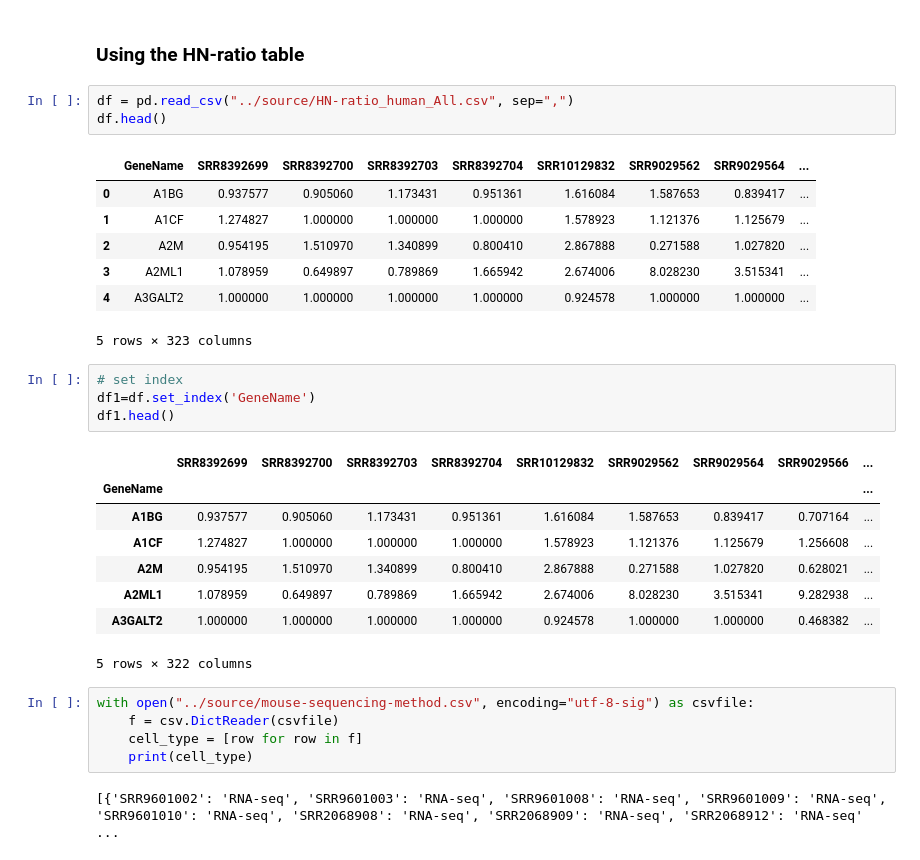
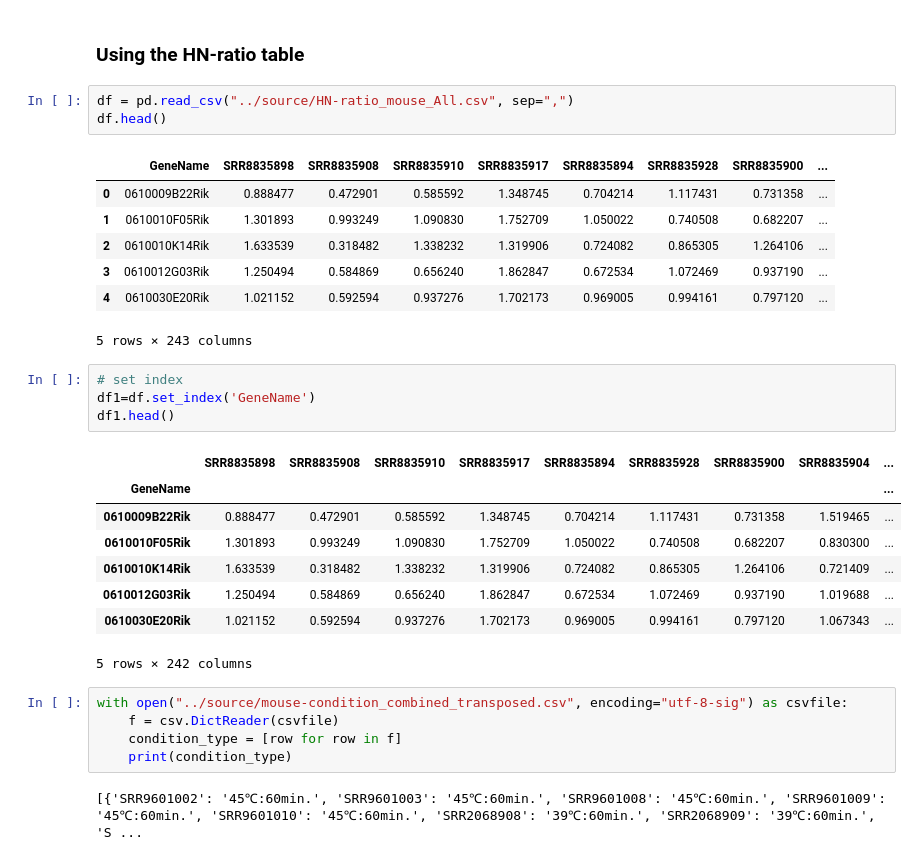
Before and after one commit to yonesora56/HS_code, a Jupyter notebook: 3_stacked_bar_graph/C_condition/HNscore_HN5_condition_type_mouse.ipynb, the cells around one changed output. Saved outputs shown, nothing was run; the diff lists cells and outputs as text.

```diff
--- a/3_stacked_bar_graph/C_condition/HNscore_HN5_condition_type_mouse.ipynb
+++ b/3_stacked_bar_graph/C_condition/HNscore_HN5_condition_type_mouse.ipynb
@@ -11,33 +11,33 @@ plt.style.use('ggplot')
 # %% [markdown]
 ### Using the HN-ratio table
 # %%
-df = pd.read_csv("../source/HN-ratio_human_All.csv", sep=",")
+df = pd.read_csv("../source/HN-ratio_mouse_All.csv", sep=",")
 df.head()
 # %% [output]
-|  | GeneName | SRR8392699 | SRR8392700 | SRR8392703 | SRR8392704 | SRR10129832 | SRR9029562 | SRR9029564 | ... |
-| 0 | A1BG | 0.937577 | 0.905060 | 1.173431 | 0.951361 | 1.616084 | 1.587653 | 0.839417 | ... |
-| 1 | A1CF | 1.274827 | 1.000000 | 1.000000 | 1.000000 | 1.578923 | 1.121376 | 1.125679 | ... |
-| 2 | A2M | 0.954195 | 1.510970 | 1.340899 | 0.800410 | 2.867888 | 0.271588 | 1.027820 | ... |
-| 3 | A2ML1 | 1.078959 | 0.649897 | 0.789869 | 1.665942 | 2.674006 | 8.028230 | 3.515341 | ... |
-| 4 | A3GALT2 | 1.000000 | 1.000000 | 1.000000 | 1.000000 | 0.924578 | 1.000000 | 1.000000 | ... |
+|  | GeneName | SRR8835898 | SRR8835908 | SRR8835910 | SRR8835917 | SRR8835894 | SRR8835928 | SRR8835900 | ... |
+| 0 | 0610009B22Rik | 0.888477 | 0.472901 | 0.585592 | 1.348745 | 0.704214 | 1.117431 | 0.731358 | ... |
+| 1 | 0610010F05Rik | 1.301893 | 0.993249 | 1.090830 | 1.752709 | 1.050022 | 0.740508 | 0.682207 | ... |
+| 2 | 0610010K14Rik | 1.633539 | 0.318482 | 1.338232 | 1.319906 | 0.724082 | 0.865305 | 1.264106 | ... |
+| 3 | 0610012G03Rik | 1.250494 | 0.584869 | 0.656240 | 1.862847 | 0.672534 | 1.072469 | 0.937190 | ... |
+| 4 | 0610030E20Rik | 1.021152 | 0.592594 | 0.937276 | 1.702173 | 0.969005 | 0.994161 | 0.797120 | ... |
-5 rows × 323 columns
+5 rows × 243 columns
 # %%
 # set index
 df1=df.set_index('GeneName')
 df1.head()
 # %% [output]
-|  | SRR8392699 | SRR8392700 | SRR8392703 | SRR8392704 | SRR10129832 | SRR9029562 | SRR9029564 | SRR9029566 | ... |
+|  | SRR8835898 | SRR8835908 | SRR8835910 | SRR8835917 | SRR8835894 | SRR8835928 | SRR8835900 | SRR8835904 | ... |
 | GeneName |  |  |  |  |  |  |  |  | ... |
-| A1BG | 0.937577 | 0.905060 | 1.173431 | 0.951361 | 1.616084 | 1.587653 | 0.839417 | 0.707164 | ... |
-| A1CF | 1.274827 | 1.000000 | 1.000000 | 1.000000 | 1.578923 | 1.121376 | 1.125679 | 1.256608 | ... |
-| A2M | 0.954195 | 1.510970 | 1.340899 | 0.800410 | 2.867888 | 0.271588 | 1.027820 | 0.628021 | ... |
-| A2ML1 | 1.078959 | 0.649897 | 0.789869 | 1.665942 | 2.674006 | 8.028230 | 3.515341 | 9.282938 | ... |
-| A3GALT2 | 1.000000 | 1.000000 | 1.000000 | 1.000000 | 0.924578 | 1.000000 | 1.000000 | 0.468382 | ... |
+| 0610009B22Rik | 0.888477 | 0.472901 | 0.585592 | 1.348745 | 0.704214 | 1.117431 | 0.731358 | 1.519465 | ... |
+| 0610010F05Rik | 1.301893 | 0.993249 | 1.090830 | 1.752709 | 1.050022 | 0.740508 | 0.682207 | 0.830300 | ... |
+| 0610010K14Rik | 1.633539 | 0.318482 | 1.338232 | 1.319906 | 0.724082 | 0.865305 | 1.264106 | 0.721409 | ... |
+| 0610012G03Rik | 1.250494 | 0.584869 | 0.656240 | 1.862847 | 0.672534 | 1.072469 | 0.937190 | 1.019688 | ... |
+| 0610030E20Rik | 1.021152 | 0.592594 | 0.937276 | 1.702173 | 0.969005 | 0.994161 | 0.797120 | 1.067343 | ... |
-5 rows × 322 columns
+5 rows × 242 columns
 # %%
-with open("../source/mouse-sequencing-method.csv", encoding="utf-8-sig") as csvfile:
+with open("../source/mouse-condition_combined_transposed.csv", encoding="utf-8-sig") as csvfile:
     f = csv.DictReader(csvfile)
-    cell_type = [row for row in f]
-    print(cell_type)
+    condition_type = [row for row in f]
+    print(condition_type)
 # %% [output]
-[{'SRR9601002': 'RNA-seq', 'SRR9601003': 'RNA-seq', 'SRR9601008': 'RNA-seq', 'SRR9601009': 'RNA-seq', 'SRR9601010': 'RNA-seq', 'SRR2068908': 'RNA-seq', 'SRR2068909': 'RNA-seq', 'SRR2068912': 'RNA-seq' ...
+[{'SRR9601002': '45℃:60min.', 'SRR9601003': '45℃:60min.', 'SRR9601008': '45℃:60min.', 'SRR9601009': '45℃:60min.', 'SRR9601010': '45℃:60min.', 'SRR2068908': '39℃:60min.', 'SRR2068909': '39℃:60min.', 'S ...
```
Also changed, not shown: parts of 8 cells of this notebook, 15 other files.
